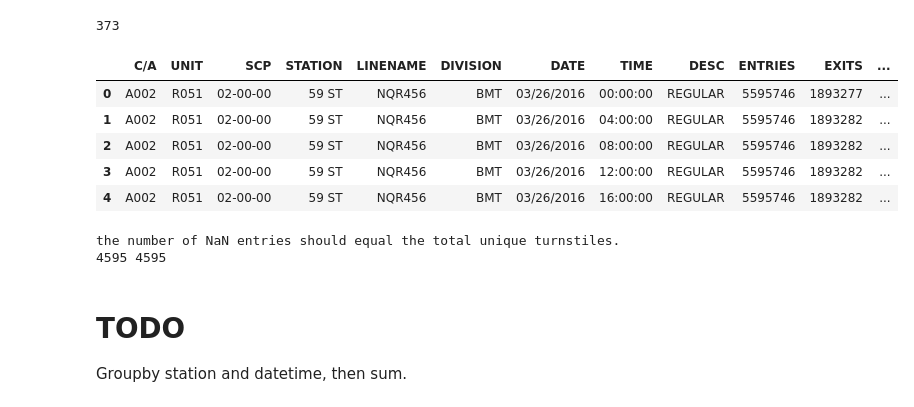
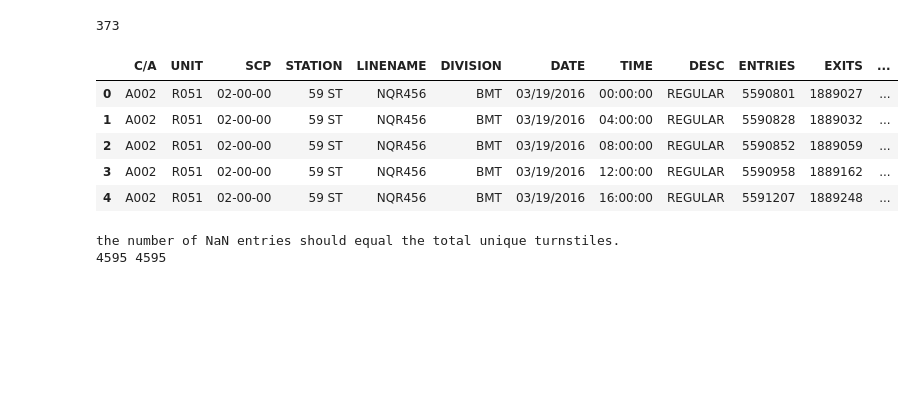
Before and after one commit to patricknieto/MTA-analysis, a Jupyter notebook: ian-benson-pandas.ipynb, the cells around one changed output. Saved outputs shown, nothing was run; the diff lists cells and outputs as text; code cells hidden in the pictures; blank space fills up the shorter version.

```diff
--- a/ian-benson-pandas.ipynb
+++ b/ian-benson-pandas.ipynb
@@ -8,11 +8,13 @@ import glob
 # %%
 def load_local_data():
     csv_path = os.path.join(os.getcwd(), 'data/*.txt')
-    all_files = glob.glob(csv_path)
+    # sort the files (by date stamp)
+    all_files = sorted(glob.glob(csv_path))
 
     print 'reading data from files:'
     for f in all_files:
         print f
+    print 'IMPORTANT NOTE: files in the folder must be consecutive! It is up to you to make sure there are not gaps.'
 
     data = pd.concat((pd.read_csv(f) for f in all_files))
 
@@ -43,12 +46,12 @@ print len(unique_stations)
 373
 # %%
 # make a datetime column
-data['DATETIME'] = pd.to_datetime(data.DATE + ' ' + data.TIME, format="%m/%d/%Y %H:%M:%S")
+data['DATETIME'] = pd.to_datetime((data.DATE + ' ' + data.TIME), format="%m/%d/%Y %H:%M:%S")
 data.head()
 # %% [output]
 |  | C/A | UNIT | SCP | STATION | LINENAME | DIVISION | DATE | TIME | DESC | ENTRIES | EXITS | ... |
-| 0 | A002 | R051 | 02-00-00 | 59 ST | NQR456 | BMT | 03/26/2016 | 00:00:00 | REGULAR | 5595746 | 1893277 | ... |
-| 1 | A002 | R051 | 02-00-00 | 59 ST | NQR456 | BMT | 03/26/2016 | 04:00:00 | REGULAR | 5595746 | 1893282 | ... |
-| 2 | A002 | R051 | 02-00-00 | 59 ST | NQR456 | BMT | 03/26/2016 | 08:00:00 | REGULAR | 5595746 | 1893282 | ... |
-| 3 | A002 | R051 | 02-00-00 | 59 ST | NQR456 | BMT | 03/26/2016 | 12:00:00 | REGULAR | 5595746 | 1893282 | ... |
-| 4 | A002 | R051 | 02-00-00 | 59 ST | NQR456 | BMT | 03/26/2016 | 16:00:00 | REGULAR | 5595746 | 1893282 | ... |
+| 0 | A002 | R051 | 02-00-00 | 59 ST | NQR456 | BMT | 03/19/2016 | 00:00:00 | REGULAR | 5590801 | 1889027 | ... |
+| 1 | A002 | R051 | 02-00-00 | 59 ST | NQR456 | BMT | 03/19/2016 | 04:00:00 | REGULAR | 5590828 | 1889032 | ... |
+| 2 | A002 | R051 | 02-00-00 | 59 ST | NQR456 | BMT | 03/19/2016 | 08:00:00 | REGULAR | 5590852 | 1889059 | ... |
+| 3 | A002 | R051 | 02-00-00 | 59 ST | NQR456 | BMT | 03/19/2016 | 12:00:00 | REGULAR | 5590958 | 1889162 | ... |
+| 4 | A002 | R051 | 02-00-00 | 59 ST | NQR456 | BMT | 03/19/2016 | 16:00:00 | REGULAR | 5591207 | 1889248 | ... |
@@ -69,6 +78,3 @@ assert nan_entries == total_unique_turnstiles
 # %% [output]
 the number of NaN entries should equal the total unique turnstiles.
 4595 4595
-# %% [markdown]
-# TODO
-Groupby station and datetime, then sum.
```
Also changed, not shown: parts of 13 cells of this notebook.
